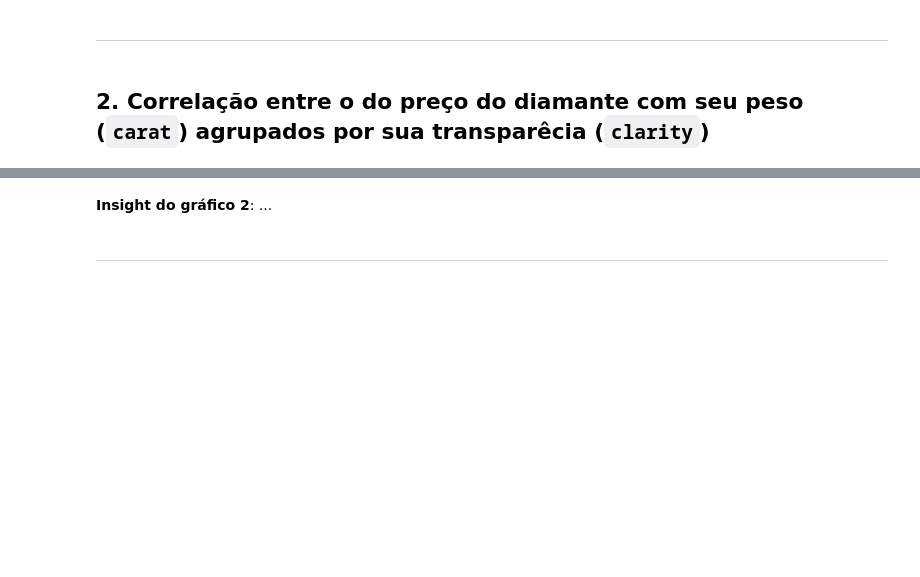
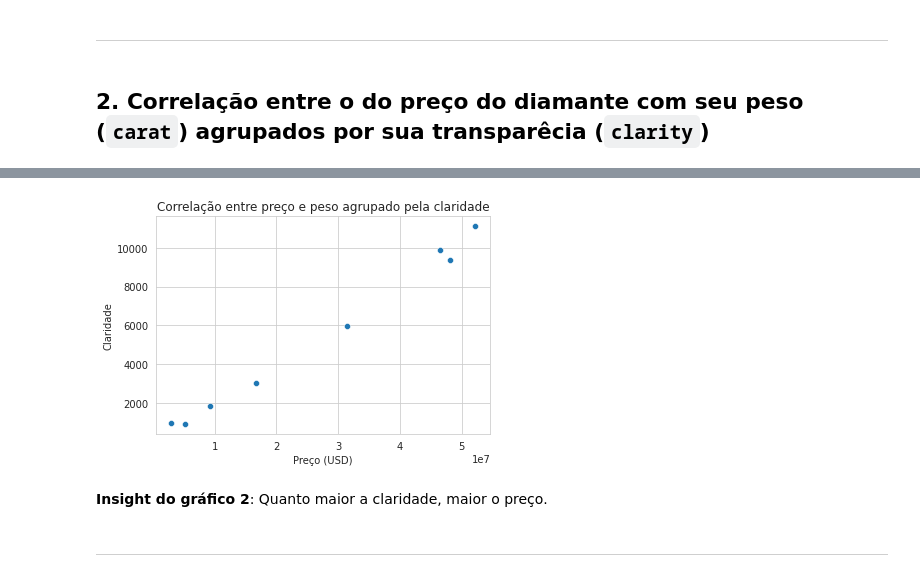
Before and after one commit to armando-nahmias/EBAC, a Jupyter notebook: AD/PAD_M15_Resposta.ipynb, the cells around one changed output, grey strips where cells are left out. Saved outputs shown, nothing was run; the diff lists cells and outputs as text; code cells hidden in the pictures; blank space fills up the shorter version.

```diff
--- a/AD/PAD_M15_Resposta.ipynb
+++ b/AD/PAD_M15_Resposta.ipynb
@@ -50,5 +66,15 @@ diamonds = ...
+# %%
+# gráfico do exercício 2
+
+diamonds = data[['price', 'carat', 'clarity']].groupby('clarity').agg('sum')
+with sns.axes_style('whitegrid'):
+    grafico = sns.scatterplot(data=diamonds, x='price', y='carat', palette='pastel')
+    grafico.set(title='Correlação entre preço e peso agrupado pela claridade',
+        ylabel='Claridade', xlabel='Preço (USD)')
+# %% [output]
+[figure, added]
 # %% [markdown]
-**Insight do gráfico 2**: ...
+**Insight do gráfico 2**: Quanto maior a claridade, maior o preço.
 # %% [markdown]
 ---
 # %% [markdown]
```
Also changed, not shown: parts of 12 cells of this notebook, 3 other files.
